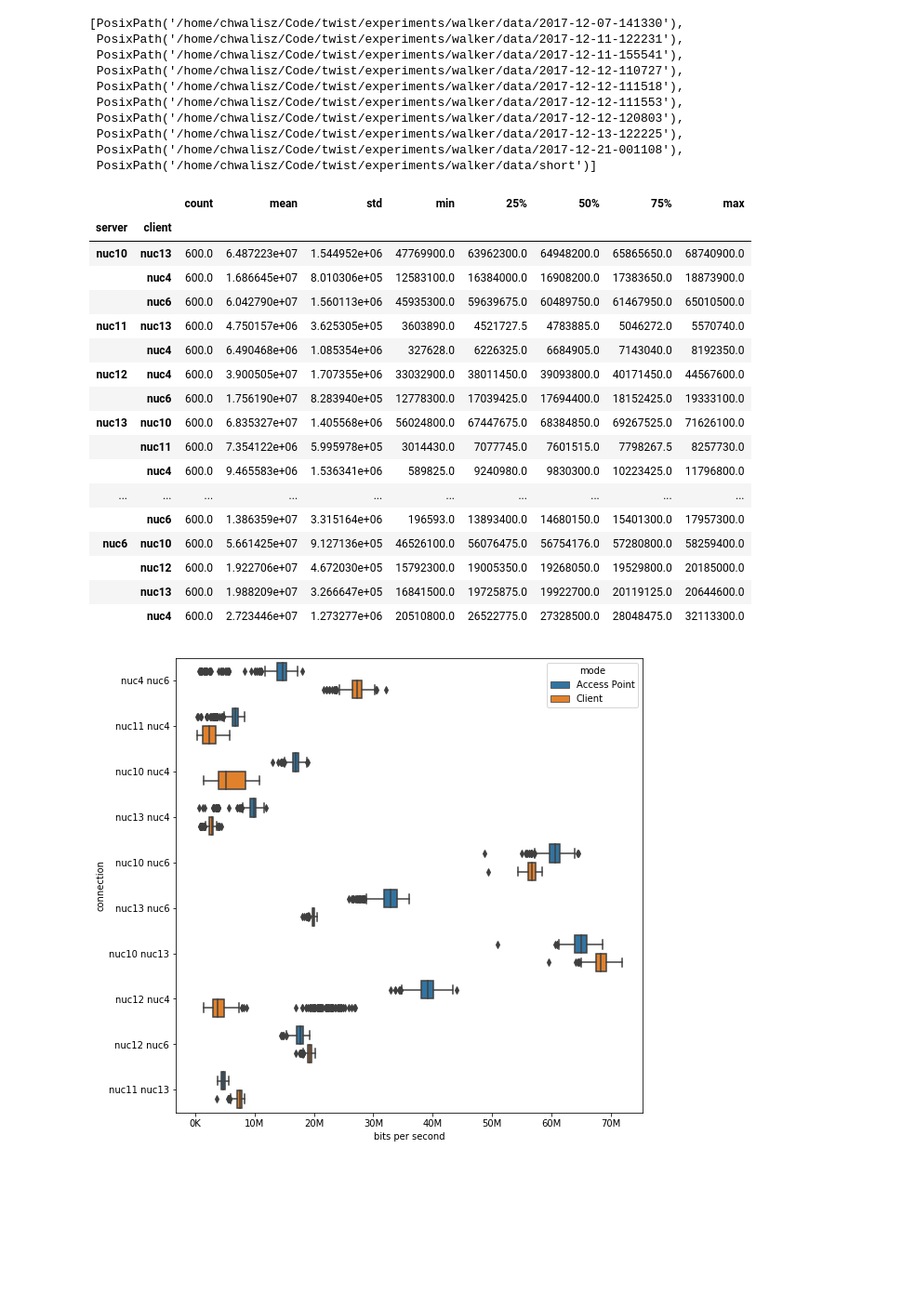
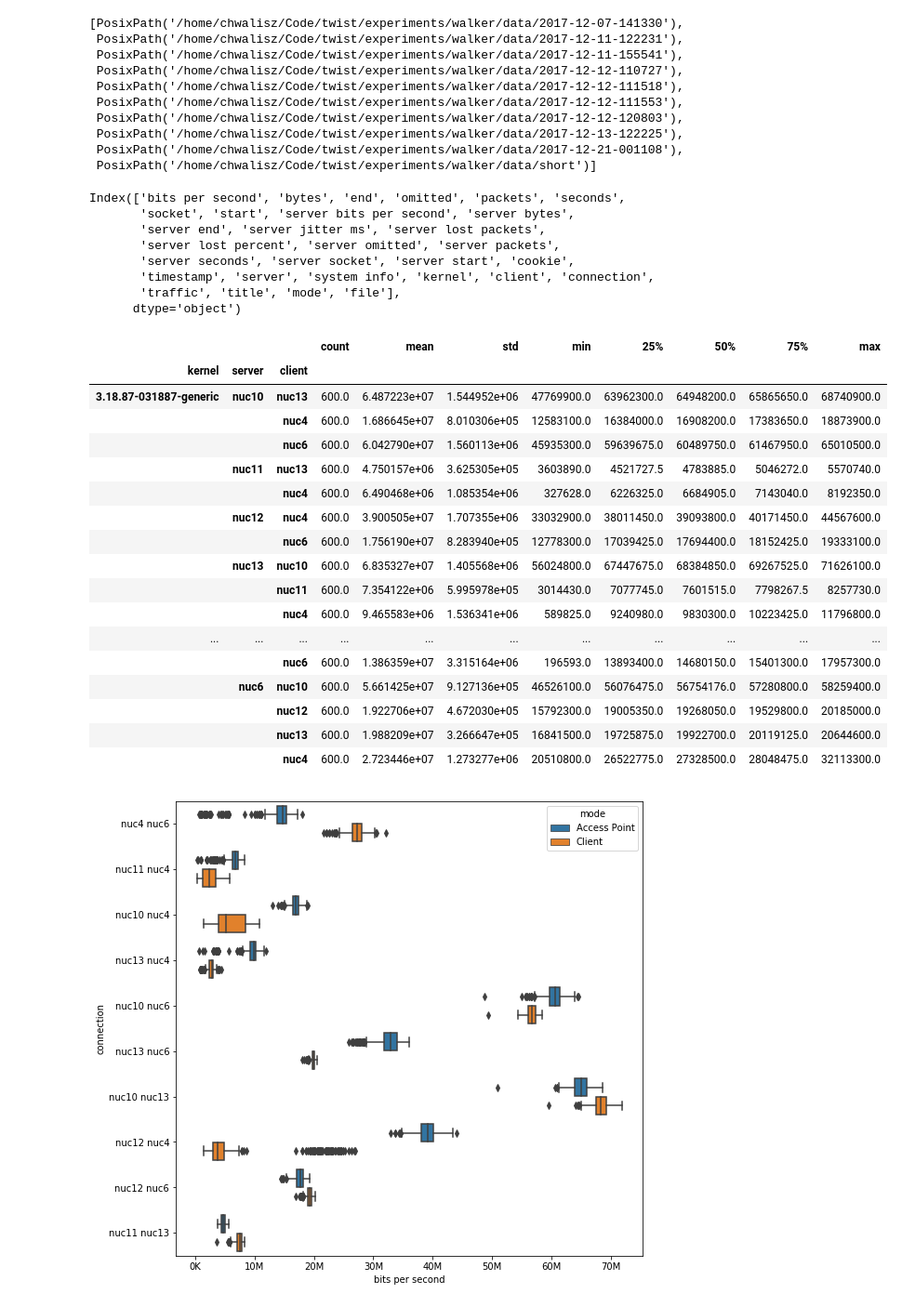
Before and after one commit to mchwalisz/walker, a Jupyter notebook: analysis/Connectivity Analysis.ipynb, the cells around one changed output. Shown at 93% size. Drawn from its saved outputs; the diff is of its cells as text; code cells hidden in the pictures; blank space fills up the shorter version.

Commit message:
added kernel info to df

```diff
--- a/analysis/Connectivity Analysis.ipynb
+++ b/analysis/Connectivity Analysis.ipynb
@@ -30,26 +30,35 @@ data_folder = data_folder.resolve()
 # %%
 df = an.get_iperf_folder(data_folder / '2017-12-21-001108', recursive=True)
 # df = an.get_iperf_folder(data_folder / '2017-12-12-111553', recursive=True)
-df.groupby(['server', 'client'])['server bits per second'].describe()
+print(df.columns)
+df.groupby(['kernel', 'server', 'client'])['server bits per second'].describe()
 # %% [output]
+Index(['bits per second', 'bytes', 'end', 'omitted', 'packets', 'seconds',
+       'socket', 'start', 'server bits per second', 'server bytes',
+       'server end', 'server jitter ms', 'server lost packets',
+       'server lost percent', 'server omitted', 'server packets',
+       'server seconds', 'server socket', 'server start', 'cookie',
+       'timestamp', 'server', 'system info', 'kernel', 'client', 'connection',
+       'traffic', 'title', 'mode', 'file'],
+      dtype='object')
-|  |  | count | mean | std | min | 25% | 50% | 75% | max |
-| server | client |  |  |  |  |  |  |  |  |
-| nuc10 | nuc13 | 600.0 | 6.487223e+07 | 1.544952e+06 | 47769900.0 | 63962300.0 | 64948200.0 | 65865650.0 | 68740900.0 |
-|  | nuc4 | 600.0 | 1.686645e+07 | 8.010306e+05 | 12583100.0 | 16384000.0 | 16908200.0 | 17383650.0 | 18873900.0 |
-|  | nuc6 | 600.0 | 6.042790e+07 | 1.560113e+06 | 45935300.0 | 59639675.0 | 60489750.0 | 61467950.0 | 65010500.0 |
-| nuc11 | nuc13 | 600.0 | 4.750157e+06 | 3.625305e+05 | 3603890.0 | 4521727.5 | 4783885.0 | 5046272.0 | 5570740.0 |
-|  | nuc4 | 600.0 | 6.490468e+06 | 1.085354e+06 | 327628.0 | 6226325.0 | 6684905.0 | 7143040.0 | 8192350.0 |
-| nuc12 | nuc4 | 600.0 | 3.900505e+07 | 1.707355e+06 | 33032900.0 | 38011450.0 | 39093800.0 | 40171450.0 | 44567600.0 |
-|  | nuc6 | 600.0 | 1.756190e+07 | 8.283940e+05 | 12778300.0 | 17039425.0 | 17694400.0 | 18152425.0 | 19333100.0 |
-| nuc13 | nuc10 | 600.0 | 6.835327e+07 | 1.405568e+06 | 56024800.0 | 67447675.0 | 68384850.0 | 69267525.0 | 71626100.0 |
-|  | nuc11 | 600.0 | 7.354122e+06 | 5.995978e+05 | 3014430.0 | 7077745.0 | 7601515.0 | 7798267.5 | 8257730.0 |
-|  | nuc4 | 600.0 | 9.465583e+06 | 1.536341e+06 | 589825.0 | 9240980.0 | 9830300.0 | 10223425.0 | 11796800.0 |
-| ... | ... | ... | ... | ... | ... | ... | ... | ... | ... |
-|  | nuc6 | 600.0 | 1.386359e+07 | 3.315164e+06 | 196593.0 | 13893400.0 | 14680150.0 | 15401300.0 | 17957300.0 |
-| nuc6 | nuc10 | 600.0 | 5.661425e+07 | 9.127136e+05 | 46526100.0 | 56076475.0 | 56754176.0 | 57280800.0 | 58259400.0 |
-|  | nuc12 | 600.0 | 1.922706e+07 | 4.672030e+05 | 15792300.0 | 19005350.0 | 19268050.0 | 19529800.0 | 20185000.0 |
-|  | nuc13 | 600.0 | 1.988209e+07 | 3.266647e+05 | 16841500.0 | 19725875.0 | 19922700.0 | 20119125.0 | 20644600.0 |
-|  | nuc4 | 600.0 | 2.723446e+07 | 1.273277e+06 | 20510800.0 | 26522775.0 | 27328500.0 | 28048475.0 | 32113300.0 |
+|  |  |  | count | mean | std | min | 25% | 50% | 75% | max |
+| kernel | server | client |  |  |  |  |  |  |  |  |
+| 3.18.87-031887-generic | nuc10 | nuc13 | 600.0 | 6.487223e+07 | 1.544952e+06 | 47769900.0 | 63962300.0 | 64948200.0 | 65865650.0 | 68740900.0 |
+|  |  | nuc4 | 600.0 | 1.686645e+07 | 8.010306e+05 | 12583100.0 | 16384000.0 | 16908200.0 | 17383650.0 | 18873900.0 |
+|  |  | nuc6 | 600.0 | 6.042790e+07 | 1.560113e+06 | 45935300.0 | 59639675.0 | 60489750.0 | 61467950.0 | 65010500.0 |
+|  | nuc11 | nuc13 | 600.0 | 4.750157e+06 | 3.625305e+05 | 3603890.0 | 4521727.5 | 4783885.0 | 5046272.0 | 5570740.0 |
+|  |  | nuc4 | 600.0 | 6.490468e+06 | 1.085354e+06 | 327628.0 | 6226325.0 | 6684905.0 | 7143040.0 | 8192350.0 |
+|  | nuc12 | nuc4 | 600.0 | 3.900505e+07 | 1.707355e+06 | 33032900.0 | 38011450.0 | 39093800.0 | 40171450.0 | 44567600.0 |
+|  |  | nuc6 | 600.0 | 1.756190e+07 | 8.283940e+05 | 12778300.0 | 17039425.0 | 17694400.0 | 18152425.0 | 19333100.0 |
+|  | nuc13 | nuc10 | 600.0 | 6.835327e+07 | 1.405568e+06 | 56024800.0 | 67447675.0 | 68384850.0 | 69267525.0 | 71626100.0 |
+|  |  | nuc11 | 600.0 | 7.354122e+06 | 5.995978e+05 | 3014430.0 | 7077745.0 | 7601515.0 | 7798267.5 | 8257730.0 |
+|  |  | nuc4 | 600.0 | 9.465583e+06 | 1.536341e+06 | 589825.0 | 9240980.0 | 9830300.0 | 10223425.0 | 11796800.0 |
+| ... | ... | ... | ... | ... | ... | ... | ... | ... | ... | ... |
+|  |  | nuc6 | 600.0 | 1.386359e+07 | 3.315164e+06 | 196593.0 | 13893400.0 | 14680150.0 | 15401300.0 | 17957300.0 |
+|  | nuc6 | nuc10 | 600.0 | 5.661425e+07 | 9.127136e+05 | 46526100.0 | 56076475.0 | 56754176.0 | 57280800.0 | 58259400.0 |
+|  |  | nuc12 | 600.0 | 1.922706e+07 | 4.672030e+05 | 15792300.0 | 19005350.0 | 19268050.0 | 19529800.0 | 20185000.0 |
+|  |  | nuc13 | 600.0 | 1.988209e+07 | 3.266647e+05 | 16841500.0 | 19725875.0 | 19922700.0 | 20119125.0 | 20644600.0 |
+|  |  | nuc4 | 600.0 | 2.723446e+07 | 1.273277e+06 | 20510800.0 | 26522775.0 | 27328500.0 | 28048475.0 | 32113300.0 |
 # %%
 fig, ax = plt.subplots(figsize=(9,9))
 sns.boxplot(
```
Also changed, not shown: 1 other file.
